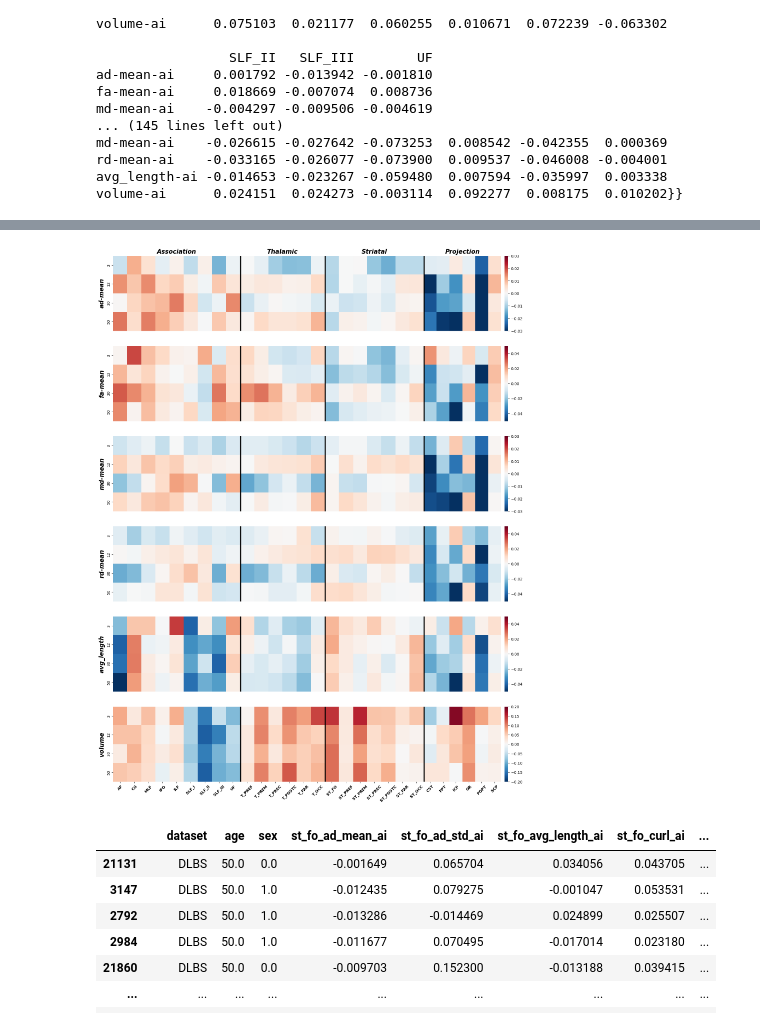
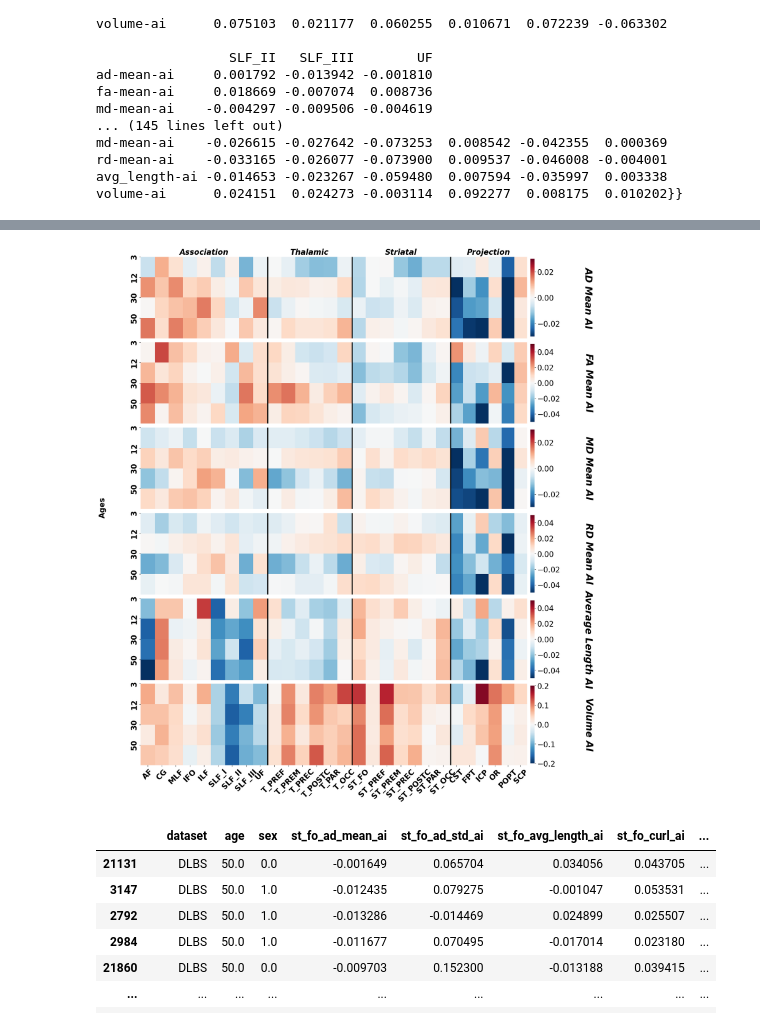
Before and after one commit to MASILab/WM_samir, a Jupyter notebook: plot_distribution.ipynb, the cells around one changed output, grey strips where cells are left out. Cells and saved outputs as stored; diff of their text form; code cells hidden in the pictures.

```diff
--- a/plot_distribution.ipynb
+++ b/plot_distribution.ipynb
@@ -613,7 +738,7 @@ titles = ['Association', 'Thalamic', 'Striatal', 'Projection']
 ages = [3, 12, 30, 50]
 
 horizontal_spacing = 0
-vertical_spacing = 0.2
+vertical_spacing = 0.05  # Width between matrices
 linewidth_between_heatmaps = 5  # Thickness of separation lines
 individual_height = 4
 
@@ -633,7 +758,6 @@ fig = plt.figure(figsize=(fig_width, fig_height))
 gs = GridSpec(nrows=len(measures), ncols=len(titles) + 1, width_ratios=width_ratios, wspace=horizontal_spacing, hspace=vertical_spacing)
 
 # Custom vmin and vmax for each measure
-#############
 vmin_vmax_dict = {
     "ad-mean-ai": (-0.03, 0.03),
     "fa-mean-ai": (-0.05, 0.05),
@@ -643,65 +767,86 @@ vmin_vmax_dict = {
     "volume-ai": (-0.2, 0.2)
 }
 
+measure_name_map = {
+    'ad-mean-ai': 'AD Mean AI',
+    'fa-mean-ai': 'FA Mean AI',
+    'md-mean-ai': 'MD Mean AI',
+    'rd-mean-ai': 'RD Mean AI',
+    'avg_length-ai': 'Average Length AI',
+    'volume-ai': 'Volume AI'
+}
+
 def plot_heatmap(row, col, measure, title):
     ax = fig.add_subplot(gs[row, col])
 
     data_matrix = pd.DataFrame({age: values_per_age[age][title].loc[measure] for age in ages}).T
     track_labels = data_matrix.columns  # Set x-axis labels as tracks
 
-
     vmin, vmax = vmin_vmax_dict.get(measure, (-0.04, 0.04))
 
-    ##
     sns.heatmap(
         data_matrix.fillna(0),
         ax=ax,
         annot=False,
         cmap='RdBu_r',
         vmin=vmin,
         vmax=vmax,
         cbar=col == len(titles) - 1,
         cbar_kws={'fraction': 0.046, 'pad': 0.04} if col == len(titles) - 1 else None
     )
 
-    #
-    clean_measure = measure.replace('-ai', '')
+    clean_measure = measure_name_map.get(measure, measure)
 
-    #  y-axis labels (only for first column)
-    if col == 0:
-        ax.set_ylabel(clean_measure, fontsize=16, fontweight='bold', fontstyle='italic')
+    if col == len(titles) - 1:
+        ax.set_ylabel(clean_measure, fontsize=25, fontweight='bold', rotation=270, fontstyle='italic', labelpad=175)
+        ax.yaxis.set_label_position("right")
     else:
         ax.set_yticklabels([])
         ax.set_yticks([])
 
-    #  x-axis labels only for last row
     if row == len(measures) - 1:
-        ax.set_xticklabels(track_labels, rotation=45, ha="center", fontweight='bold')
+        ax.set_xticklabels(track_labels, rotation=45, ha="center", fontweight='bold', fontsize=20)
     else:
         ax.set_xticklabels([])
-        ax.set_xticks([])  # Remove x-axis tick labels for non-last rows
+        ax.set_xticks([])
 
-    #  titles for first row
     if row == 0:
-        ax.set_title(title, fontsize=16, fontweight='bold', fontstyle='italic')
+        ax.set_title(title, fontsize=20, fontweight='bold', fontstyle='italic')
 
-    # Draw vertical separator line between heatmaps
+    if col == 0:
+        ax.set_yticks(range(len(ages)))
+        ax.set_yticklabels(ages, fontsize=20, fontweight='bold')  # Set y-ticks only for the first column
+    else:
+        ax.set_yticklabels([])
+        ax.set_yticks([])
+
     if col > 0:
-        line = mlines.Line2D(
-            [0, 0], [1, 0],
-            transform=ax.transAxes,
-            color='black',
-            linewidth=linewidth_between_heatmaps
-        )
+        line = mlines.Line2D([0, 0], [1, 0], transform=ax.transAxes, color='black', linewidth=linewidth_between_heatmaps)
         ax.add_line(line)
 
+    if col == len(titles) - 1:
+        cbar = ax.collections[0].colorbar
+        cbar.ax.tick_params(labelsize=20)
+
+
+# Add a large "Ages" label on the left side of the figure
+fig.text(0.05, 0.5, 'Ages', ha='center', va='center', fontsize=20, fontweight='bold', rotation=90)
+
+# Plot each heatmap
 for measure_index, measure in enumerate(measures):
     for title_index, title in enumerate(titles):
         plot_heatmap(measure_index, title_index, measure, title)
 
+# Now, manually remove y-ticks for all columns except the first one (col == 0)
+for row in range(len(measures)):
+    for col in range(1, len(titles)):  # Skip the first column (col == 0)
+        ax = fig.axes[row * (len(titles) + 1) + col]
+        ax.set_yticklabels([])  # Remove y-ticks for all columns except the first one
+        ax.set_yticks([])
+
 plt.show()
 # %% [output]
-[figure, old version]
+[figure, new version]
 # %%
 df_tract
 # %% [output]
```
Also changed, not shown: parts of 1 cell of this notebook.
